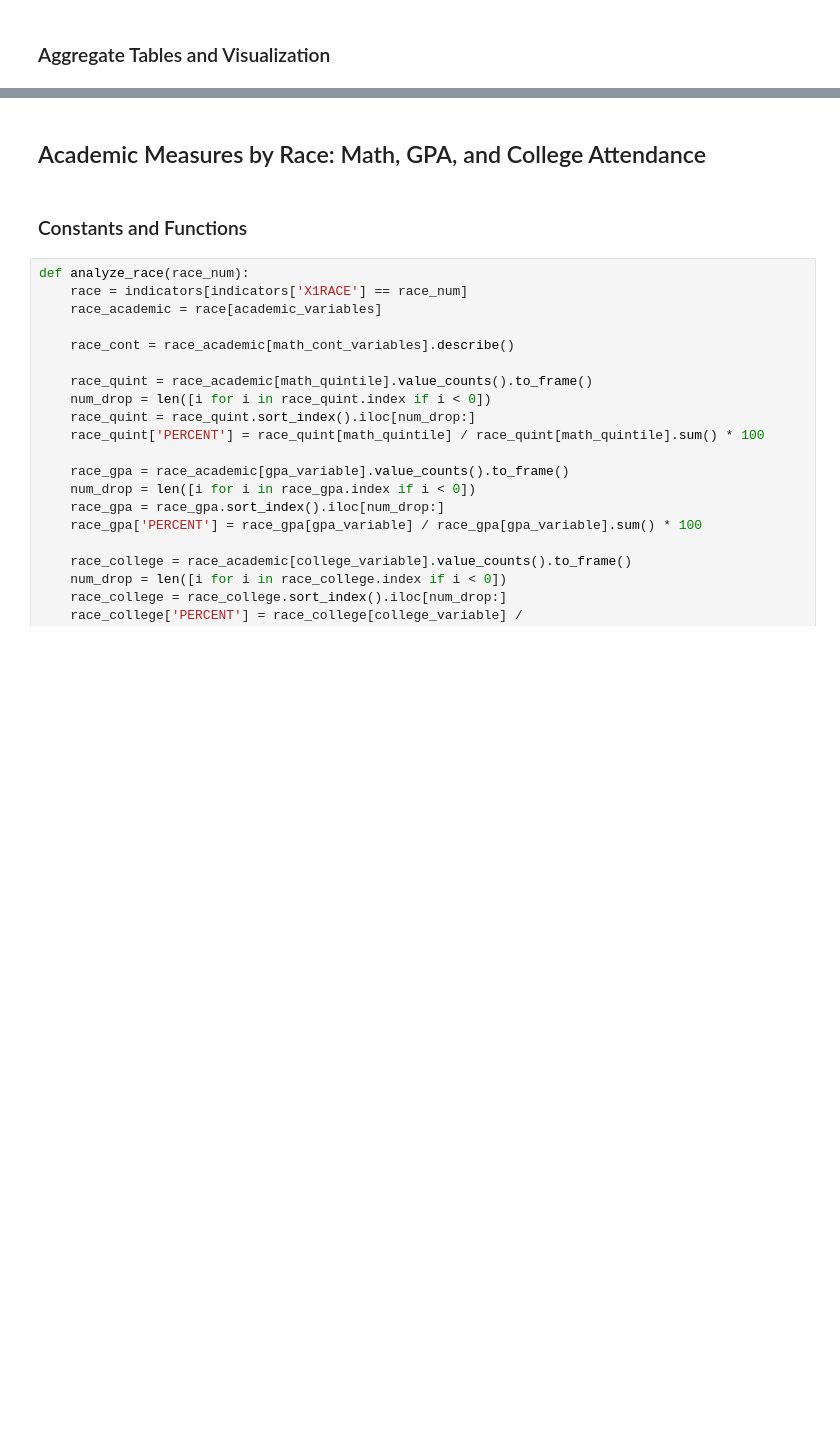
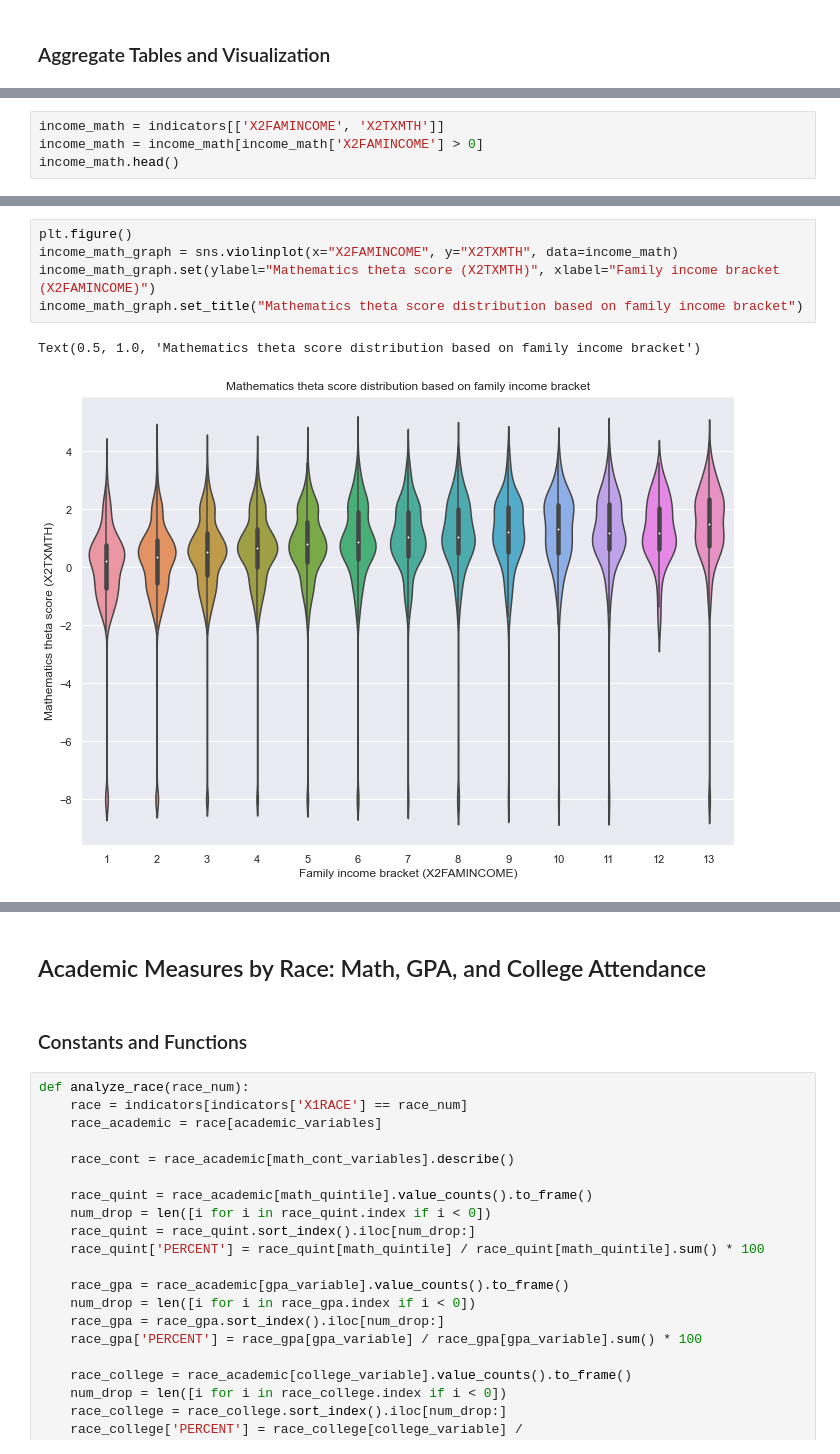
Before and after one commit to adamzuyang/Ursatech-Adam, a Jupyter notebook: HSLS Data Analysis, Academic Performance as Related to Family Income, Poverty, and Race.ipynb, the cells around one changed output, grey strips where cells are left out. Saved outputs shown, nothing was run; the diff lists cells and outputs as text; blank space fills up the shorter version.

```diff
--- a/HSLS Data Analysis, Academic Performance as Related to Family Income, Poverty, and Race.ipynb
+++ b/HSLS Data Analysis, Academic Performance as Related to Family Income, Poverty, and Race.ipynb
@@ -670,0 +678,4 @@ plt.xticks([1, 2, 3, 4, 5])
+# %%
+income_math = indicators[['X2FAMINCOME', 'X2TXMTH']]
+income_math = income_math[income_math['X2FAMINCOME'] > 0]
+income_math.head()
@@ -670,0 +689,8 @@ plt.xticks([1, 2, 3, 4, 5])
+# %%
+plt.figure()
+income_math_graph = sns.violinplot(x="X2FAMINCOME", y="X2TXMTH", data=income_math)
+income_math_graph.set(ylabel="Mathematics theta score (X2TXMTH)", xlabel="Family income bracket (X2FAMINCOME)")
+income_math_graph.set_title("Mathematics theta score distribution based on family income bracket")
+# %% [output]
+Text(0.5, 1.0, 'Mathematics theta score distribution based on family income bracket')
+[figure, added]
```
Also changed, not shown: parts of 42 cells of this notebook, 1 other file.
